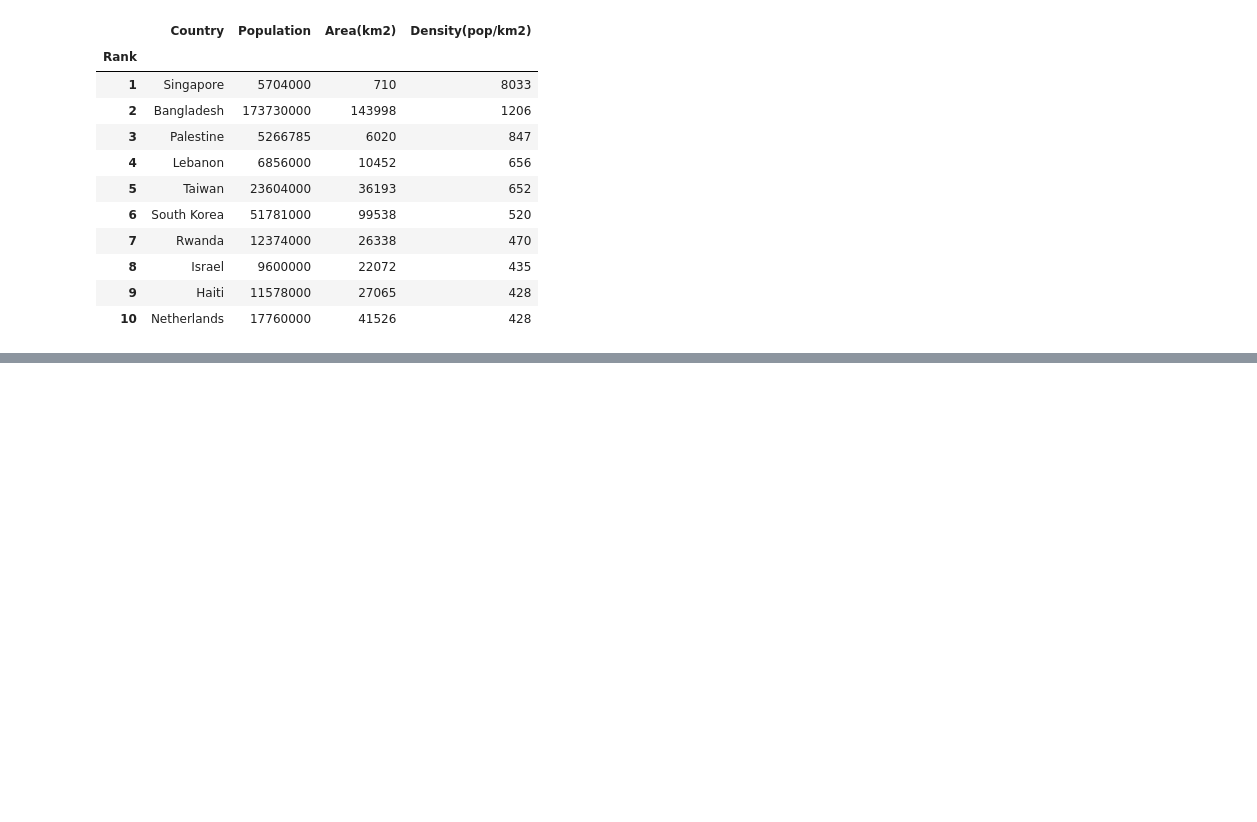
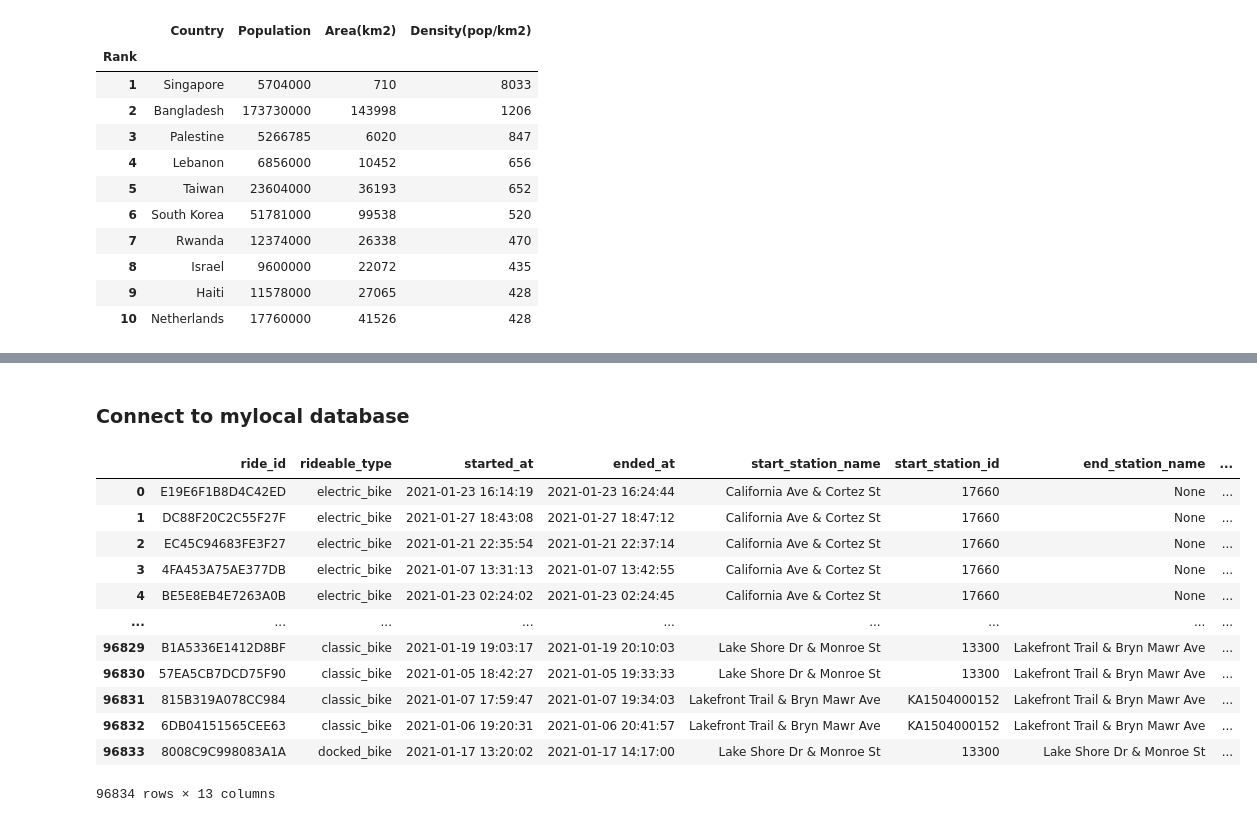
Before and after one commit to Elfridhasman/Python-for-Machine-Learning-Data-Science, a Jupyter notebook: pandas/09-Inputs-and-Outputs.ipynb, the cells around one changed output, grey strips where cells are left out. Cells and saved outputs as stored; diff of their text form; code cells hidden in the pictures; blank space fills up the shorter version.

Commit message:
add input output & pivot table file

```diff
--- a/pandas/09-Inputs-and-Outputs.ipynb
+++ b/pandas/09-Inputs-and-Outputs.ipynb
@@ -197,0 +296,22 @@ world_topten.to_html('sample_table.html',index=False)
+# %% [markdown]
+### Connect to mylocal database
+# %%
+engine = create_engine("mysql+pymysql://root:@localhost:3306/cyclistic?charset=utf8mb4")
+# %%
+df = pd.read_sql_table('202101-divvy-tripdata',engine)
+# %%
+df
+# %% [output]
+|  | ride_id | rideable_type | started_at | ended_at | start_station_name | start_station_id | end_station_name | ... |
+| 0 | E19E6F1B8D4C42ED | electric_bike | 2021-01-23 16:14:19 | 2021-01-23 16:24:44 | California Ave & Cortez St | 17660 | None | ... |
+| 1 | DC88F20C2C55F27F | electric_bike | 2021-01-27 18:43:08 | 2021-01-27 18:47:12 | California Ave & Cortez St | 17660 | None | ... |
+| 2 | EC45C94683FE3F27 | electric_bike | 2021-01-21 22:35:54 | 2021-01-21 22:37:14 | California Ave & Cortez St | 17660 | None | ... |
+| 3 | 4FA453A75AE377DB | electric_bike | 2021-01-07 13:31:13 | 2021-01-07 13:42:55 | California Ave & Cortez St | 17660 | None | ... |
+| 4 | BE5E8EB4E7263A0B | electric_bike | 2021-01-23 02:24:02 | 2021-01-23 02:24:45 | California Ave & Cortez St | 17660 | None | ... |
+| ... | ... | ... | ... | ... | ... | ... | ... | ... |
+| 96829 | B1A5336E1412D8BF | classic_bike | 2021-01-19 19:03:17 | 2021-01-19 20:10:03 | Lake Shore Dr & Monroe St | 13300 | Lakefront Trail & Bryn Mawr Ave | ... |
+| 96830 | 57EA5CB7DCD75F90 | classic_bike | 2021-01-05 18:42:27 | 2021-01-05 19:33:33 | Lake Shore Dr & Monroe St | 13300 | Lakefront Trail & Bryn Mawr Ave | ... |
+| 96831 | 815B319A078CC984 | classic_bike | 2021-01-07 17:59:47 | 2021-01-07 19:34:03 | Lakefront Trail & Bryn Mawr Ave | KA1504000152 | Lakefront Trail & Bryn Mawr Ave | ... |
+| 96832 | 6DB04151565CEE63 | classic_bike | 2021-01-06 19:20:31 | 2021-01-06 20:41:57 | Lakefront Trail & Bryn Mawr Ave | KA1504000152 | Lakefront Trail & Bryn Mawr Ave | ... |
+| 96833 | 8008C9C998083A1A | docked_bike | 2021-01-17 13:20:02 | 2021-01-17 14:17:00 | Lake Shore Dr & Monroe St | 13300 | Lake Shore Dr & Monroe St | ... |
+96834 rows × 13 columns
```
Also changed, not shown: parts of 26 cells of this notebook, 2 other files.
